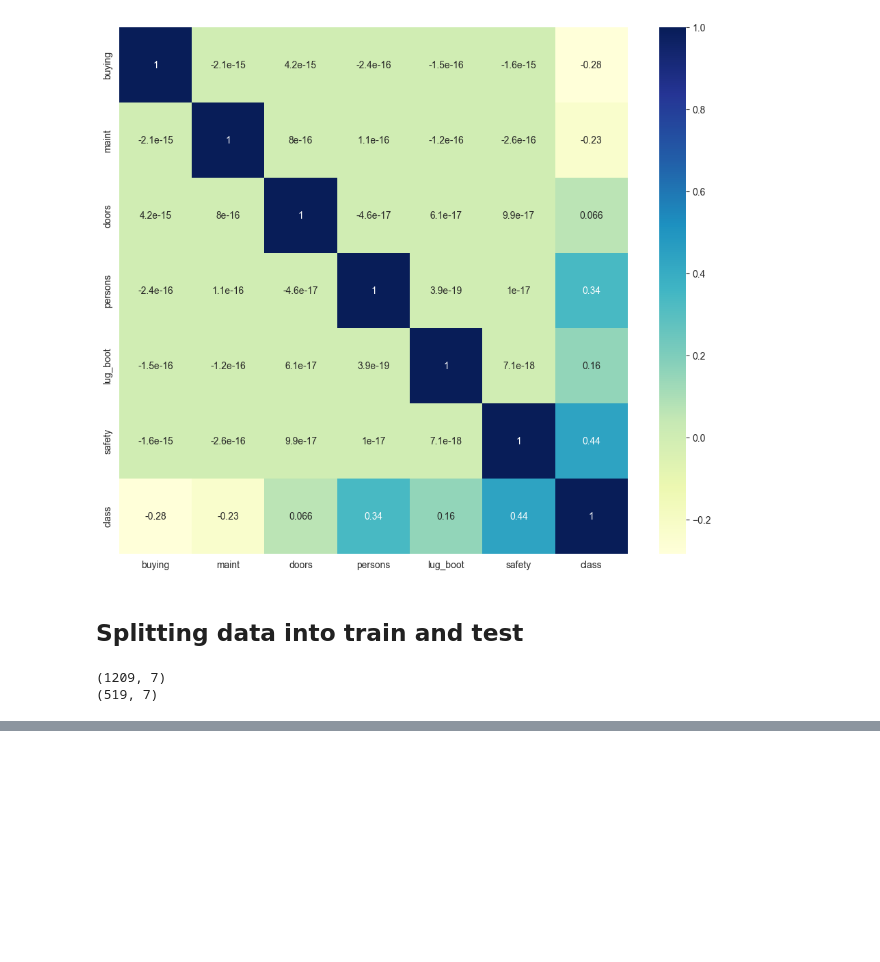
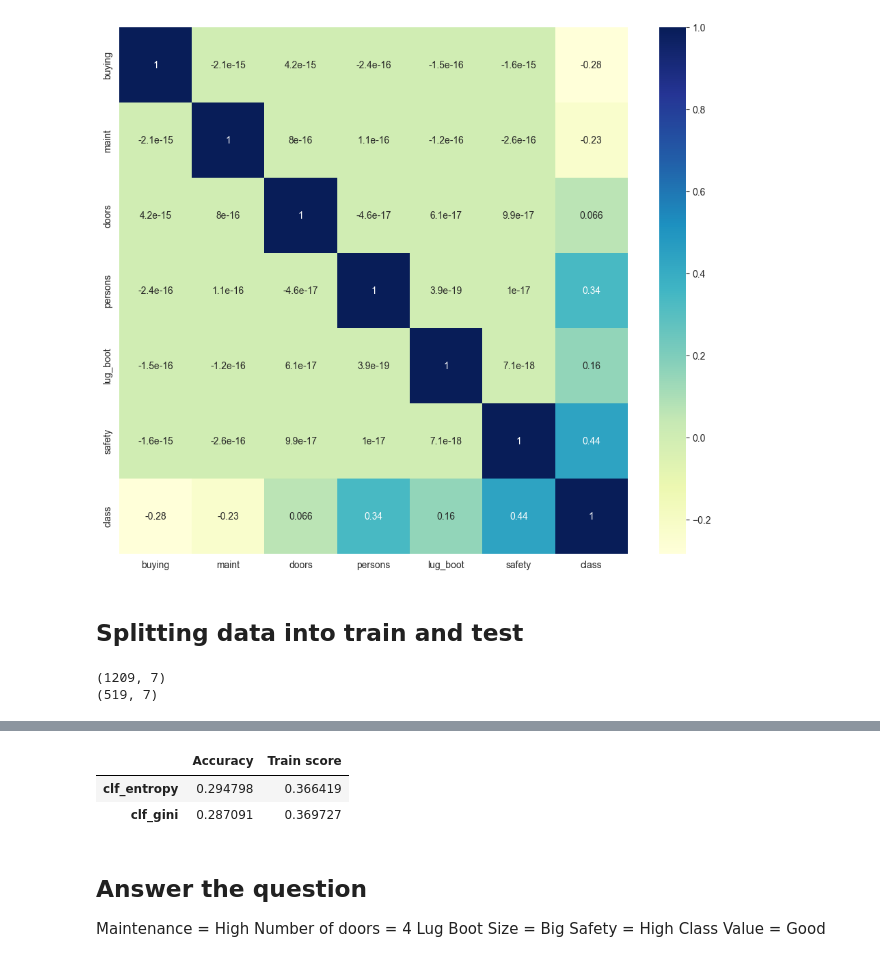
Before and after one commit to yathit/Senior-DE-Tech-Challenge, a Jupyter notebook: 5_Machine_Learning/modeling.ipynb, the cells around one changed output, grey strips where cells are left out. Cells and saved outputs as stored; diff of their text form; code cells hidden in the pictures; blank space fills up the shorter version.

```diff
--- a/5_Machine_Learning/modeling.ipynb
+++ b/5_Machine_Learning/modeling.ipynb
@@ -215,0 +294,13 @@ def class_predict(model,model_name):
+# %%
+results.sort_values(by=['Accuracy', 'Train score'], ascending=False)
+# %% [output]
+|  | Accuracy | Train score |
+| clf_entropy | 0.294798 | 0.366419 |
+| clf_gini | 0.287091 | 0.369727 |
+# %% [markdown]
+## Answer the question
+Maintenance = High
+Number of doors = 4
+Lug Boot Size = Big
+Safety = High
+Class Value = Good
```
Also changed, not shown: parts of 5 cells of this notebook.
